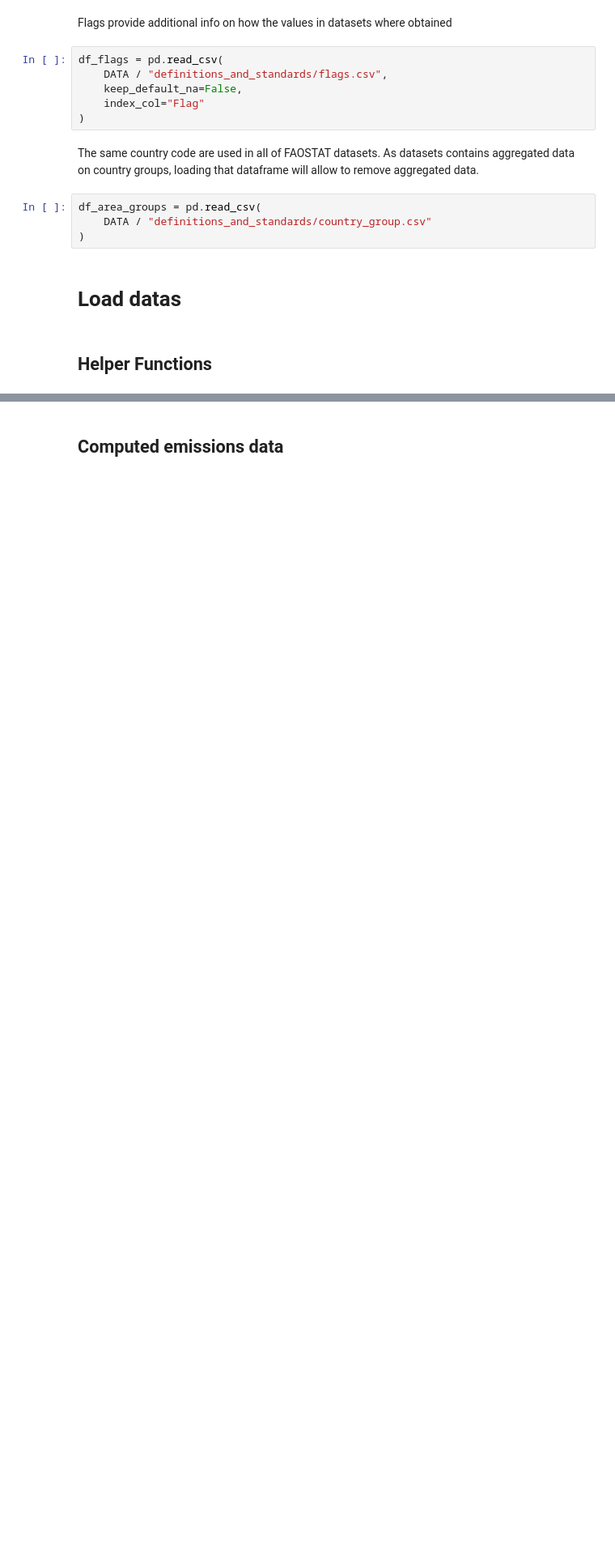
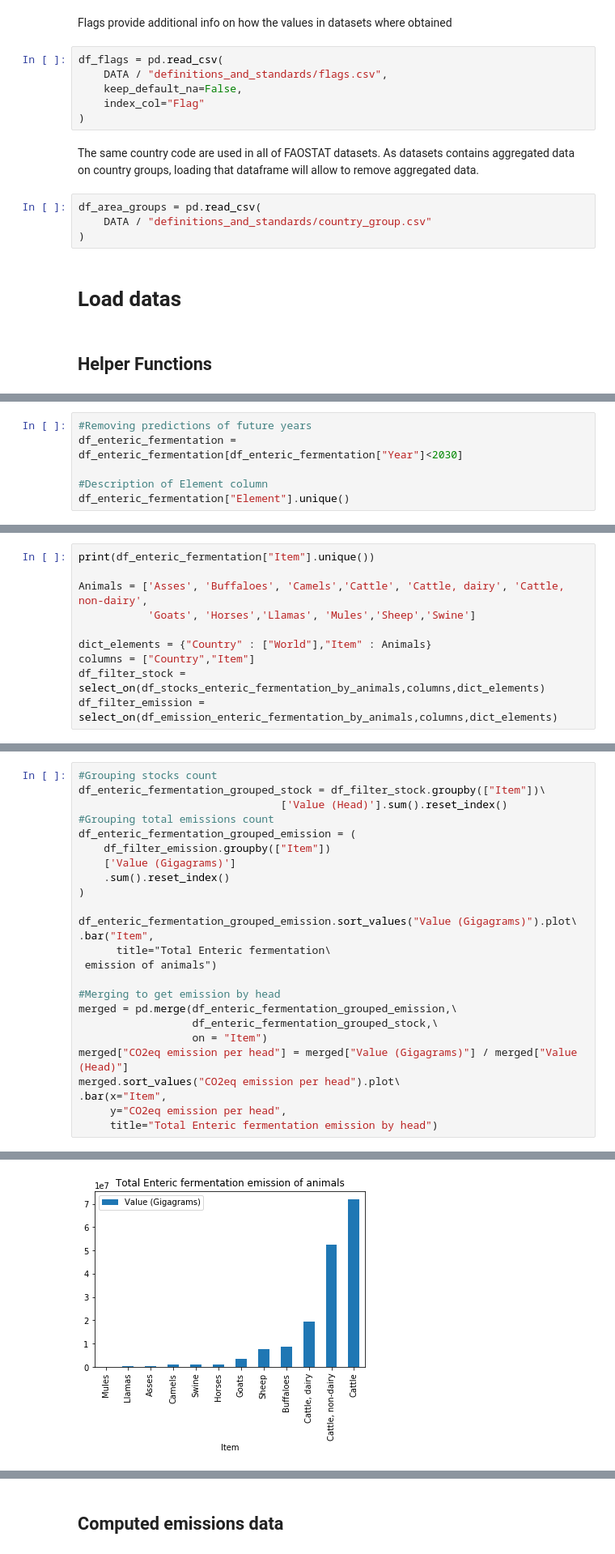
Before and after one commit to OthmanSefraoui/Data_story, a Jupyter notebook: milestone_2.ipynb, the cells around one changed output, grey strips where cells are left out. Shown at 81% size. Saved outputs shown, nothing was run; the diff lists cells and outputs as text; blank space fills up the shorter version.

Commit message:
merge notebooks

```diff
--- a/milestone_2.ipynb
+++ b/milestone_2.ipynb
@@ -98,0 +251,6 @@ def split_on(df, column, rename={}, only_named=False, drop=[]):
+# %%
+#Removing predictions of future years
+df_enteric_fermentation = df_enteric_fermentation[df_enteric_fermentation["Year"]<2030]
+
+#Description of Element column
+df_enteric_fermentation["Element"].unique()
@@ -98,0 +286,10 @@ def split_on(df, column, rename={}, only_named=False, drop=[]):
+# %%
+print(df_enteric_fermentation["Item"].unique())
+
+Animals = ['Asses', 'Buffaloes', 'Camels','Cattle', 'Cattle, dairy', 'Cattle, non-dairy',
+           'Goats', 'Horses','Llamas', 'Mules','Sheep','Swine']
+
+dict_elements = {"Country" : ["World"],"Item" : Animals}
+columns = ["Country","Item"]
+df_filter_stock = select_on(df_stocks_enteric_fermentation_by_animals,columns,dict_elements)
+df_filter_emission = select_on(df_emission_enteric_fermentation_by_animals,columns,dict_elements)
@@ -98,0 +301,26 @@ def split_on(df, column, rename={}, only_named=False, drop=[]):
+# %%
+#Grouping stocks count
+df_enteric_fermentation_grouped_stock = df_filter_stock.groupby(["Item"])\
+                                ['Value (Head)'].sum().reset_index()
+#Grouping total emissions count
+df_enteric_fermentation_grouped_emission = (
+    df_filter_emission.groupby(["Item"])
+    ['Value (Gigagrams)']
+    .sum().reset_index()
+)
+
+df_enteric_fermentation_grouped_emission.sort_values("Value (Gigagrams)").plot\
+.bar("Item",
+      title="Total Enteric fermentation\
+ emission of animals")
+
+#Merging to get emission by head
+merged = pd.merge(df_enteric_fermentation_grouped_emission,\
+                  df_enteric_fermentation_grouped_stock,\
+                  on = "Item")
+merged["CO2eq emission per head"] = merged["Value (Gigagrams)"] / merged["Value (Head)"]
+merged.sort_values("CO2eq emission per head").plot\
+.bar(x="Item",
+     y="CO2eq emission per head",
+     title="Total Enteric fermentation emission by head")
+# %% [output]
@@ -98,0 +328 @@ def split_on(df, column, rename={}, only_named=False, drop=[]):
+[figure, added]
```
Also changed, not shown: parts of 64 cells of this notebook.
